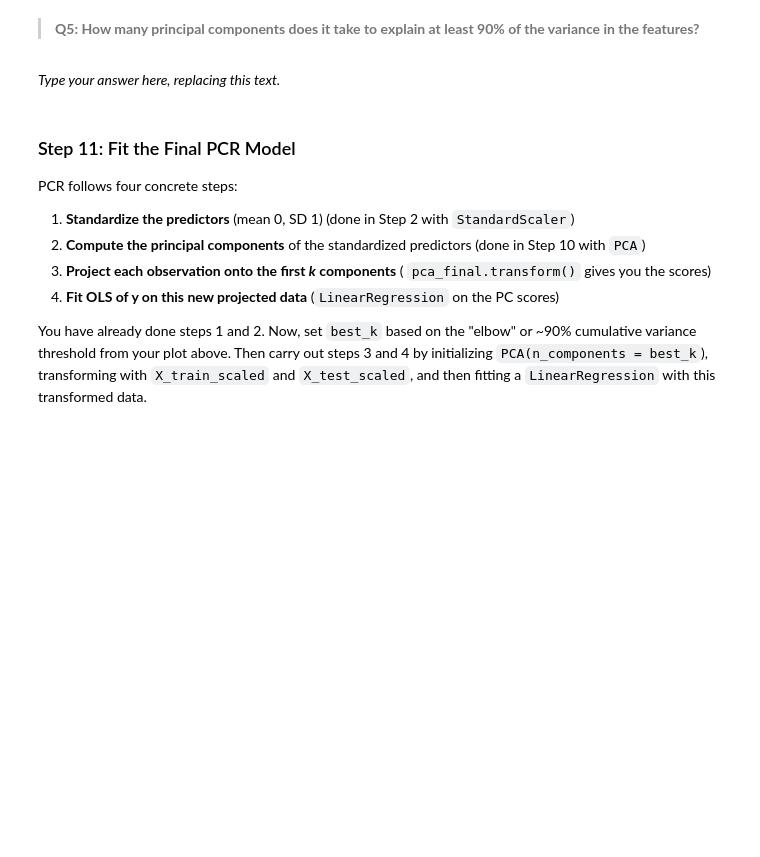
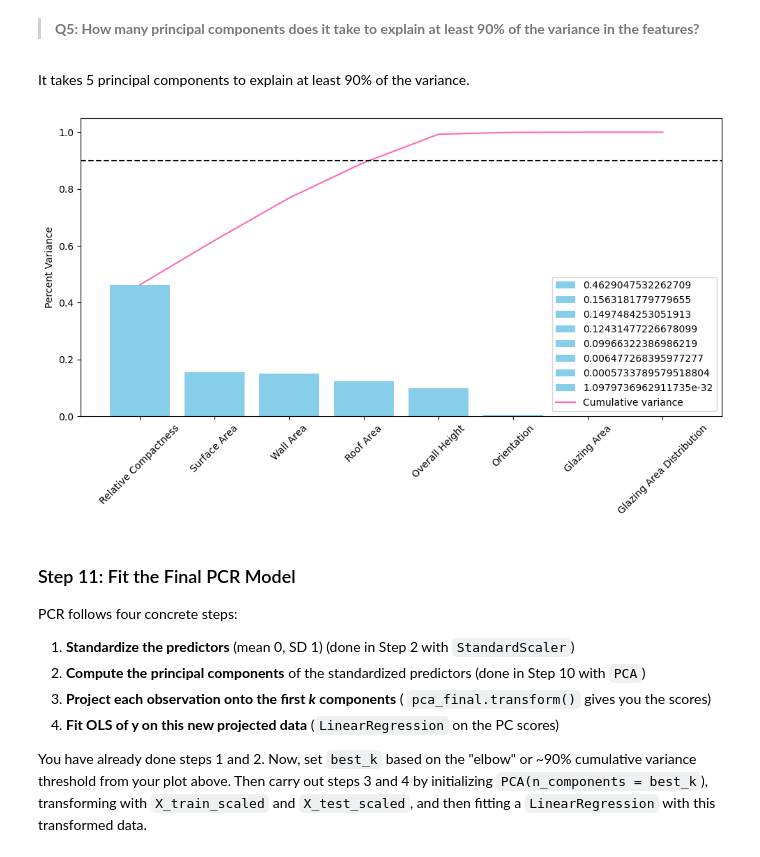
Before and after one commit to kaimorquecho/assignment-3, a Jupyter notebook: task1/hw3-task1.ipynb, the cells around one changed output. Drawn from its saved outputs; the diff is of its cells as text; code cells hidden in the pictures; blank space fills up the shorter version.

````diff
--- a/task1/hw3-task1.ipynb
+++ b/task1/hw3-task1.ipynb
@@ -444,9 +444,10 @@ np.cumsum(pca.explained_variance_ratio_)   # Cumulative variance total used for
 
 ```
 # %%
-pca_full = ...
+# Fit a PCA object
+pca_full = PCA().fit(X_train_scaled, y_train)
 
-explained_var = ...
-cumulative_var = ...
+explained_var = pca_full.explained_variance_ratio_
+cumulative_var = np.cumsum(explained_var)
 
 explained_var
@@ -452,0 +457,9 @@ explained_var
+# %%
+# Show PCA results on table
+var_table = pd.DataFrame({
+    "Feature": feature_names,
+    "Explained variance": explained_var,
+    "Cumulative variance": cumulative_var
+})
+
+var_table
@@ -457,7 +482,20 @@ grader.check("q7")
 
 > **Q5: How many principal components does it take to explain at least 90% of the variance in the features?**
 # %% [markdown]
-_Type your answer here, replacing this text._
+It takes 5 principal components to explain at least 90% of the variance.
+# %%
+# Bar plot with line to show elbow
+
+fig, ax = plt.subplots(figsize=(10,6))
+ax.bar('Feature', 'Explained variance', data=var_table, label='Explained variance', color='skyblue')
+ax.plot('Feature', 'Cumulative variance', data=var_table, color='hotpink')
+ax.axhline(0.9, color='black', linestyle='dashed')
+ax.tick_params(axis='x', rotation=45)
+ax.legend()
+ax.set_ylabel('Percent Variance')
+plt.tight_layout()
+# %% [output]
+[figure, added]
 # %% [markdown]
 <!-- END QUESTION -->
 
````
Also changed, not shown: parts of 8 cells of this notebook.
